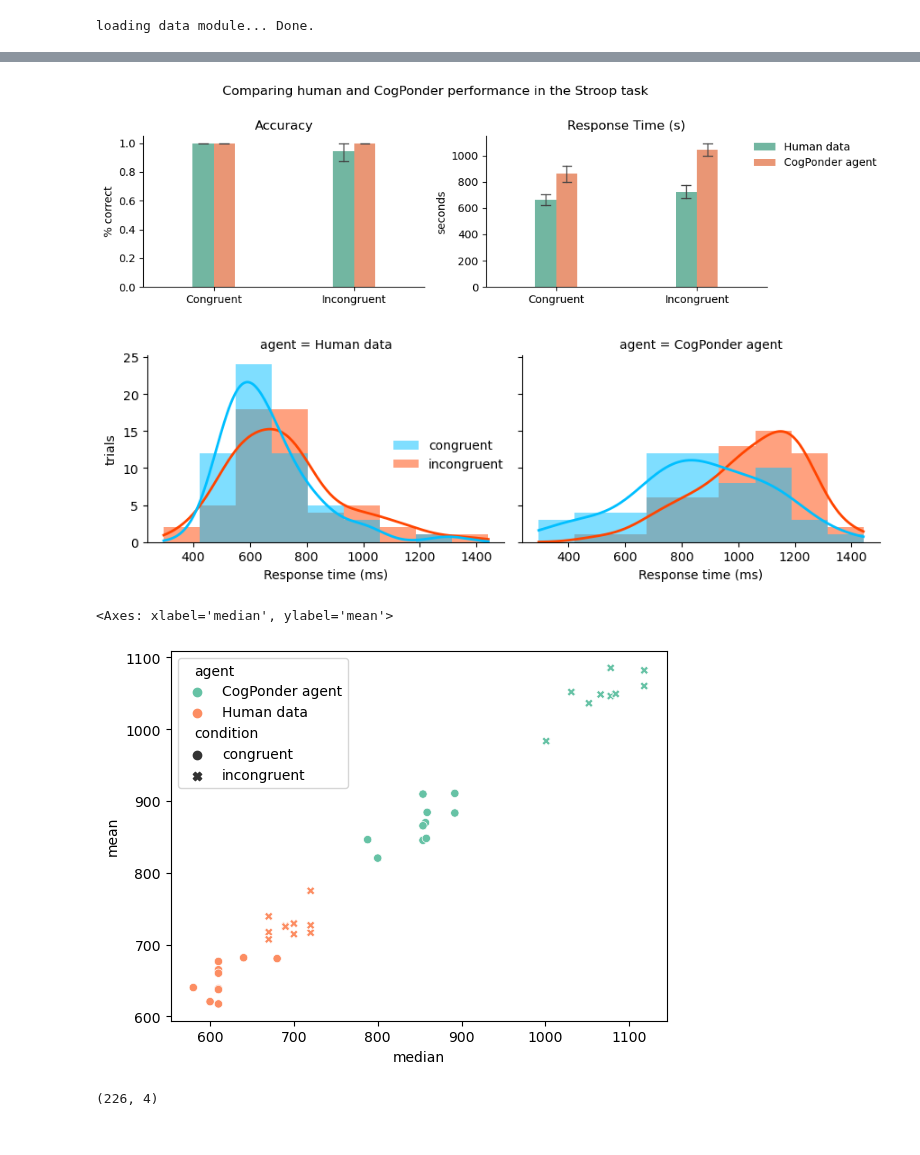
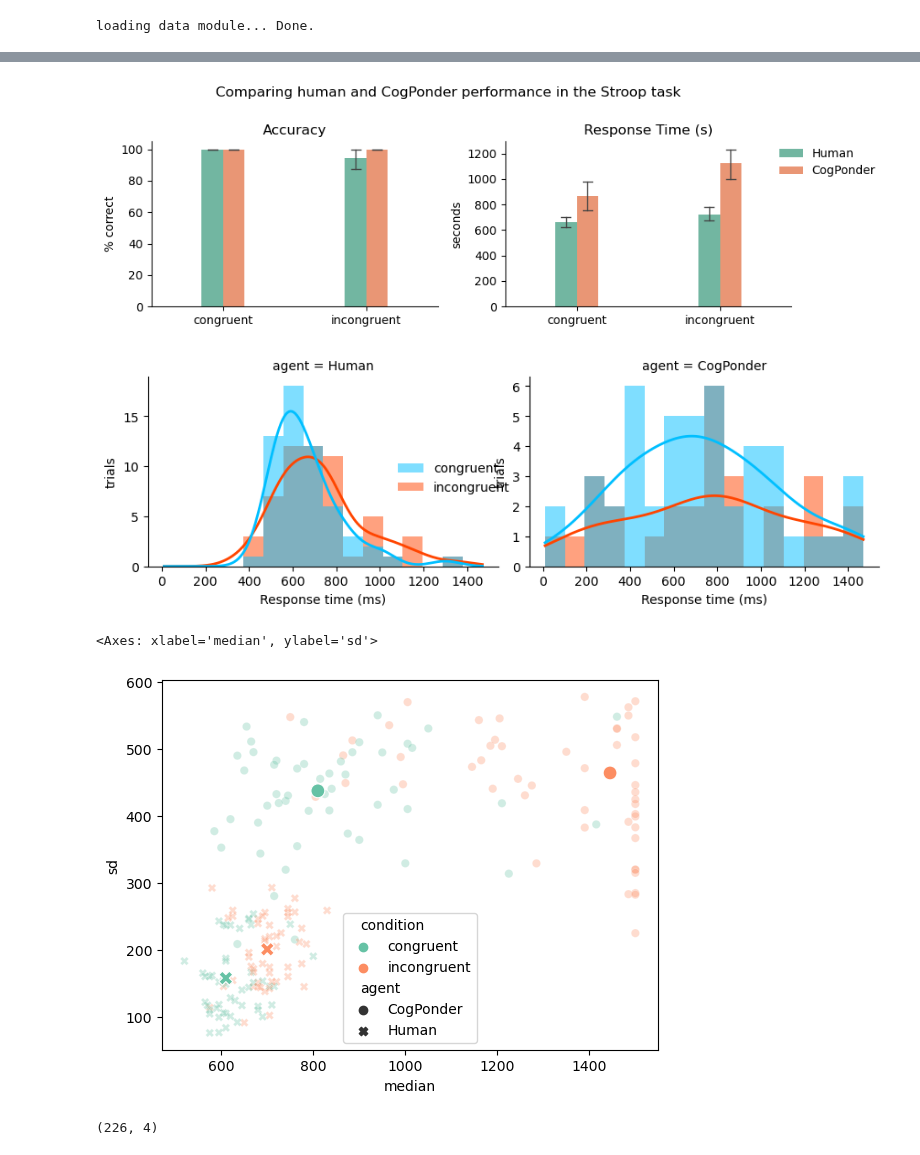
Before and after one commit to morteza/CogPonder, a Jupyter notebook: notebooks/figures/Figure3-Stroop.ipynb, the cells around one changed output, grey strips where cells are left out. Saved outputs shown, nothing was run; the diff lists cells and outputs as text; code cells hidden in the pictures.

```diff
--- a/notebooks/figures/Figure3-Stroop.ipynb
+++ b/notebooks/figures/Figure3-Stroop.ipynb
@@ -42,7 +42,7 @@ human_stats = pd.DataFrame({
     'subject': subject_ids,
     'response_time': rt_human * dataset.step_duration,
     'accuracy': (y_human == y_correct).float() * 100,
-    'agent': 'Human data',
+    'agent': 'Human',
 })
 # %% [output]
 loading data module... Done.
@@ -53,7 +53,7 @@ with torch.no_grad():
 
     rt_preds = []
     # we run 10 test runs to get a better estimate of the RT
-    for i in tqdm(range(10)):
+    for i in tqdm(range(1)):
         y_pred, ctxt_preds, y_steps, p_halts, rt_pred = model_ckpt(stimuli, subject_ids)
         rt_preds.append(rt_pred.numpy())
 
@@ -66,7 +66,7 @@ cogpo_stats = pd.DataFrame({
     'subject': subject_ids,
     'response_time': (rt_pred * dataset.step_duration),
     'accuracy': (y_pred == y_correct).float() * 100,
-    'agent': 'CogPonder agent',
+    'agent': 'CogPonder',
 })
 # %%
 
@@ -122,67 +122,44 @@ plt.show()
-# %%
-human_performance = pd.DataFrame({
-    'condition': contexts,
-    'response_time': rt_human * dataset.step_duration,
-    'accuracy': (y_human == y_correct).float(),
-    'agent': 'Human data',
-})
-
-cogponder_performance = pd.DataFrame({
-    'condition': contexts,
-    'response_time': rt_pred * dataset.step_duration,
-    'accuracy': (y_pred == y_correct).float(),
-    'agent': 'CogPonder agent'
-})
-
-plot_data = pd.concat([human_performance, cogponder_performance]).reset_index()
-
-plot_data['condition'] = plot_data['condition'].map({0: 'Incongruent', 1: 'Congruent'})
-
-plot_data = plot_data.melt(id_vars=['condition', 'agent'],
-               value_vars=['response_time', 'accuracy'],
-               var_name='measure'
-               )
 # %%
 g = sns.catplot(
     data=plot_data, x='condition', y='value', col='measure', hue='agent',
     kind="bar", height=3, aspect=1.2,
     width=.3, errorbar=('ci', 95), capsize=.065, errwidth=1,
     palette='Set2',
     sharex=False, sharey=False,
     estimator='mean',
     col_order=['accuracy', 'response_time'],
-    hue_order=['Human data', 'CogPonder agent'],
-    order=['Congruent', 'Incongruent'],
     legend=False
 )
 
 g.add_legend(loc='upper left', bbox_to_anchor=(.95, .8))
 
 g.axes[0,0].set_ylabel('% correct')
 g.axes[0,0].set_title('Accuracy')
 g.axes[0,1].set_ylabel('seconds')
 g.axes[0,1].set_title('Response Time (s)')
 g.axes[0,0].set_xlabel(None)
 g.axes[0,1].set_xlabel(None)
 
 
 plt.suptitle('Comparing human and CogPonder performance in the Stroop task', y=1)
 plt.tight_layout()
 plt.savefig('outputs/figures/figure3-stroop.png', bbox_inches='tight', dpi=300)
 plt.show()
 # %% [output]
-[figure, old version]
+[figure, new version]
 # %%
 # Figure 4
 
 plot_data = stats[['condition', 'agent', 'response_time', 'accuracy']]
+plot_data = plot_data.query('response_time < 1500')
 
 g = sns.displot(
     data=plot_data, x='response_time', hue='condition', col='agent',
-    kind='hist', kde=True, fill=True, common_norm=True,
+    kind='hist', kde=True, fill=True,
     lw=0, alpha=.5, height=3, aspect=1.5,
     kde_kws={'cut': 0, 'clip': (0, 2000)},
     line_kws={'linewidth': 2},
+    facet_kws=dict(sharey=False),
     palette=sns.color_palette(['deepskyblue', 'orangered'], 2),
 )
 
@@ -194,7 +171,7 @@ g.legend.set_bbox_to_anchor((.45, .5))
 # plt.tight_layout()
 plt.savefig('outputs/figures/figure4-stroop.png', bbox_inches='tight', dpi=300)
 # %% [output]
-[figure, old version]
+[figure, new version]
 # %%
 
 # sns.relplot(
@@ -206,8 +183,8 @@ plt.savefig('outputs/figures/figure4-stroop.png', bbox_inches='tight', dpi=300)
 def boot_ci(x):
 
     res = []
-    for _ in range(10):
-        x_sample = x.sample(25)
+    for _ in range(50):
+        x_sample = x.sample(10)
         mean = x_sample.mean().item()
         medi = x_sample.median().item()
         sd = x_sample.std().item()
@@ -215,16 +192,27 @@ def boot_ci(x):
     return res
     # return torchmetrics.functional.bootstrapped_ci(x, alpha=.05, num_samples=1000)
 
-xx = plot_data.query('response_time < 1500').groupby(['condition', 'agent'])['response_time'].apply(boot_ci).apply(pd.Series)
+xx = plot_data.groupby(['condition', 'agent'])['response_time'].apply(boot_ci).apply(pd.Series)
 xx = xx.reset_index().melt(id_vars=['condition', 'agent'])
 xx[['mean','median', 'sd']] = xx['value'].apply(pd.Series)
 
-sns.scatterplot(data=xx, x='median', y='mean', hue='agent', style='condition', palette='Set2')
+sns.scatterplot(data=xx, x='median', y='sd', hue='condition', style='agent',
+                alpha=.3,
+                palette='Set2')
+
+x = plot_data.groupby(['condition', 'agent']).apply('median')
+y = plot_data.groupby(['condition', 'agent']).apply('std')
+
+# sns.scatterplot(x=x.values, y=y, hue='condition', style='agent')
+xy = pd.merge(x, y, on=['condition', 'agent'], suffixes=('_median', '_std'))
+
+sns.scatterplot(data=xy, x='response_time_median', y='response_time_std', hue='condition', style='agent', legend=False, palette='Set2', alpha=1, s=100)
+
 # sns.histplot(data=xx, x='mean', y='median', bins=50, pthresh=.1, cmap="mako")
 # sns.kdeplot(data=xx, x='mean', y='median', hue='condition', levels=2, linewidths=1)
 # %% [output]
-<Axes: xlabel='median', ylabel='mean'>
+<Axes: xlabel='median', ylabel='sd'>
-[figure, old version]
+[figure, new version]
 # %%
 # sns.scatterplot(data=plot_data, x='accuracy', y='response_time', hue='agent', style='condition', palette='Set2')
 plot_data.shape
```
Also changed, not shown: parts of 2 cells of this notebook, 2 other files.
